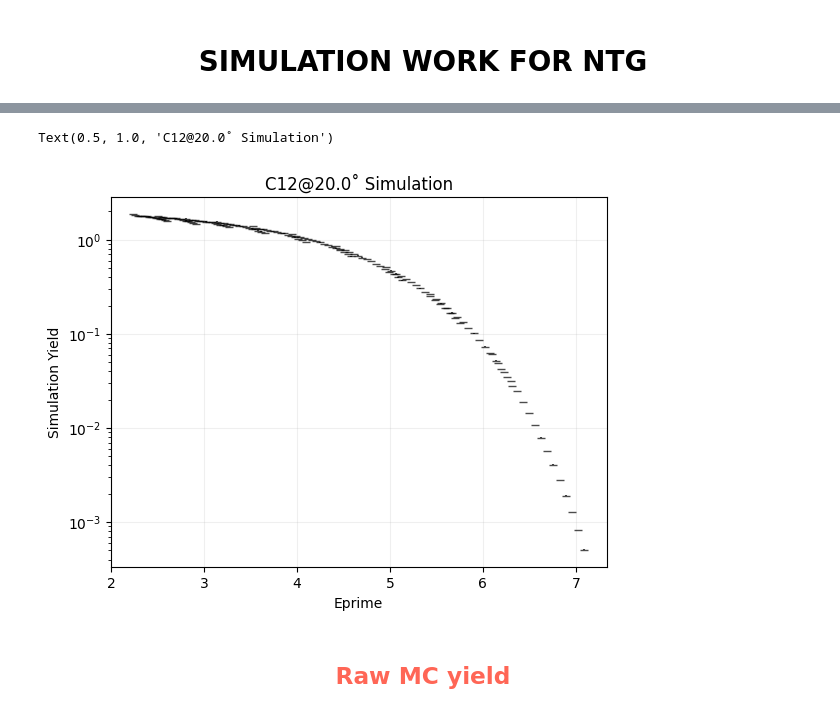
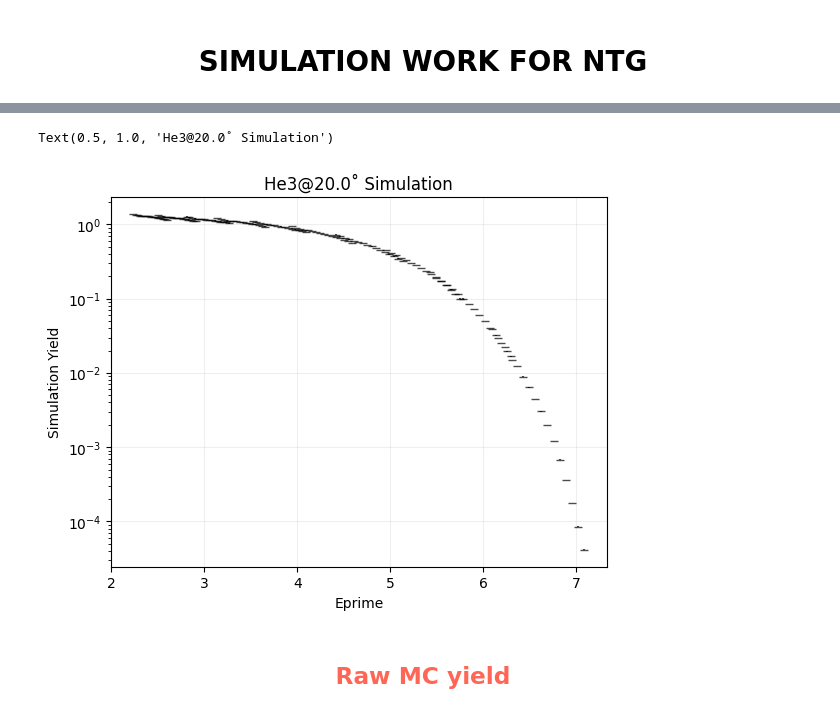
Before and after one commit to ab6361/Cross_Section, a Jupyter notebook: fixing_xsec.ipynb, the cells around one changed output, grey strips where cells are left out. Drawn from its saved outputs; the diff is of its cells as text; code cells hidden in the pictures.

```diff
--- a/fixing_xsec.ipynb
+++ b/fixing_xsec.ipynb
@@ -20,7 +22,7 @@ from common_functions import Sn119_dict, Ti48_dict, Ag108_dict, Th232_dict, Ni58
 # %%
 folder = 'fixing'
 
-ntg = 'C12' # What is the nuclei in numerator?
+ntg = 'He3' # What is the nuclei in numerator?
 nsimstring = ntg.lower()
 print("nsimstring", nsimstring)
 dtg = 'LD2' # What is the nuclei in denominator?
@@ -302,6 +420,8 @@ for i in range(len(subtracted_bin_contents_4p27_ntg)):
 # %%
 #Read the Cross-section table
 V1, V2, V3, V4, V5, V6, V7, V8, V9, V10, V11, V12, V13 = ImportRadcor(f"/Users/AbSir/Library/CloudStorage/GoogleDrive-asharda@vols.utk.edu/My Drive/xem2/xsec_tables/xem2_emc_rc_{nsimstring}22_hms.out")
+# Old xsec table
+# V1, V2, V3, V4, V5, V6, V7, V8, V9, V10, V11, V12, V13 = ImportRadcor(f"/Users/AbSir/Library/CloudStorage/GoogleDrive-asharda@vols.utk.edu/My Drive/xem2/xsec_tables_old/xem2_20deg{nsimstring}22_hms.out")
 
 Eprime_dict = {}
 delta_dict = {}
@@ -315,7 +435,9 @@ idang = int(dang)
 
 for momentum in dmom:
     mom_str = str(momentum).replace('-', '').replace('.', 'p').rstrip('0')
+    # mom_str = str(momentum).replace('-', '').replace('.', 'p')
     # filepath = f"/Volumes/smriti/xem2/worksim/hms_mc_{nsimstring}_{idang}degm{mom_str}.root"
+    # New MC files
     filepath = f"/Volumes/smriti/xem2/worksim/hms_{idang}deg_{mom_str}gev_{nsimstring}.root"
 
     # Open the file and tree
@@ -323,23 +445,23 @@ for momentum in dmom:
     tree = file["h10"]
 
     # Load the branches
-    electrons = tree.arrays(["hsdelta", "hsytar", "hsyptar", "hsxptar", "stop_id"], library = 'np')
-    nentries = len(electrons["hsdelta"])
+    electrons = tree.arrays(["hsdeltai", "hsytar", "hsyptari", "hsxptari", "stop_id"], library = 'np')
+    nentries = len(electrons["hsdeltai"])
 
     # Apply the cuts
-    mc_cut = (np.abs(electrons["hsdelta"]) <= 8) & \
-            (np.abs(electrons["hsyptar"]) < 0.032) & \
-            (np.abs(electrons["hsxptar"]) < 0.085) & \
+    mc_cut = (np.abs(electrons["hsdeltai"]) <= 8) & \
+            (np.abs(electrons["hsyptari"]) < 0.032) & \
+            (np.abs(electrons["hsxptari"]) < 0.085) & \
             (electrons["stop_id"] == 0)
 
     # New delta correction
     # Perform the delta correction
-    electrons["hsdelta"] = (0.990337 * electrons["hsdelta"]) - 0.00236077 * (electrons["hsdelta"]**2) + 0.000286814 * (electrons["hsdelta"]**3) + 2.09878E-6 * (electrons["hsdelta"]**4) - 2.48674E-6 * (electrons["hsdelta"]**5) + 1.8646E-7 * (electrons["hsdelta"]**6)
+    electrons["hsdeltai"] = (0.990337 * electrons["hsdeltai"]) - 0.00236077 * (electrons["hsdeltai"]**2) + 0.000286814 * (electrons["hsdeltai"]**3) + 2.09878E-6 * (electrons["hsdeltai"]**4) - 2.48674E-6 * (electrons["hsdeltai"]**5) + 1.8646E-7 * (electrons["hsdeltai"]**6)
 
     # Filter 'hsdelta' with the cuts
-    hsdelta_cut = electrons["hsdelta"][mc_cut]
-    hsyptar_cut = electrons["hsyptar"][mc_cut]
-    hsxptar_cut = electrons["hsxptar"][mc_cut]
+    hsdelta_cut = electrons["hsdeltai"][mc_cut]
+    hsyptar_cut = electrons["hsyptari"][mc_cut]
+    hsxptar_cut = electrons["hsxptari"][mc_cut]
     hsytar_cut = electrons["hsytar"][mc_cut]
 
     delta_dict[momentum] = hsdelta_cut
@@ -438,4 +560,4 @@ Should be -8 and +8 -8.081670901474604 7.894445269387333
-Text(0.5, 1.0, 'C12@20.0˚ Simulation')
+Text(0.5, 1.0, 'He3@20.0˚ Simulation')
-[figure, old version]
+[figure, new version]
 # %% [markdown]
 <h2 style="text-align: center; color: #ff6656;"> Raw MC yield </h2>
```
Also changed, not shown: parts of 41 cells of this notebook, 5 other files.
